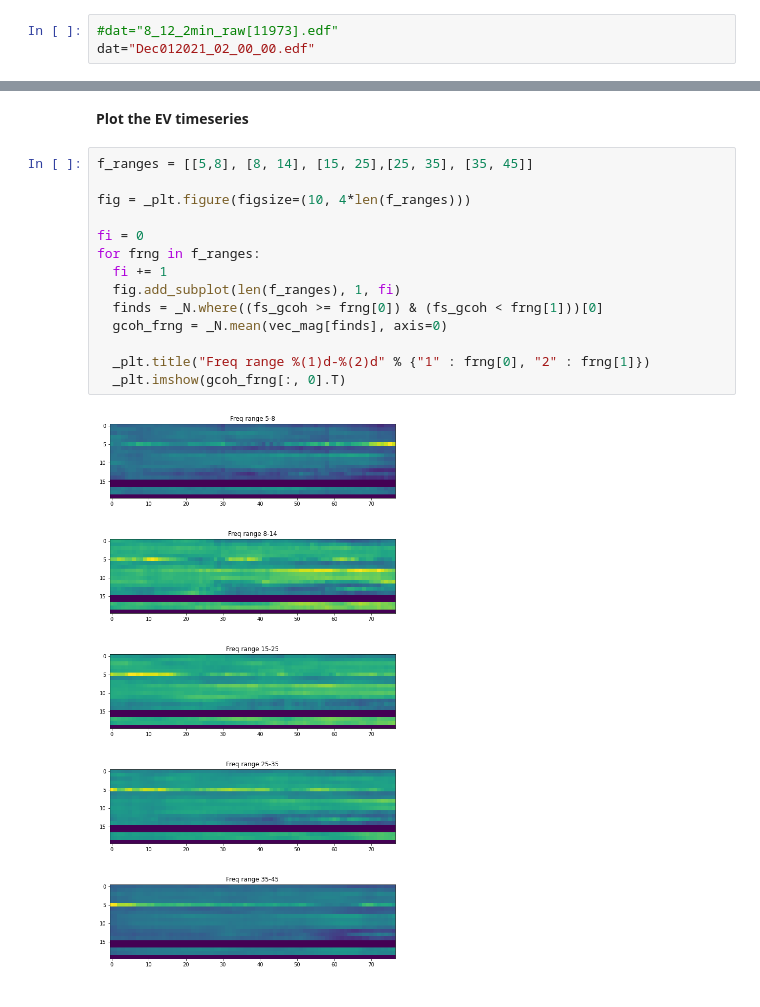
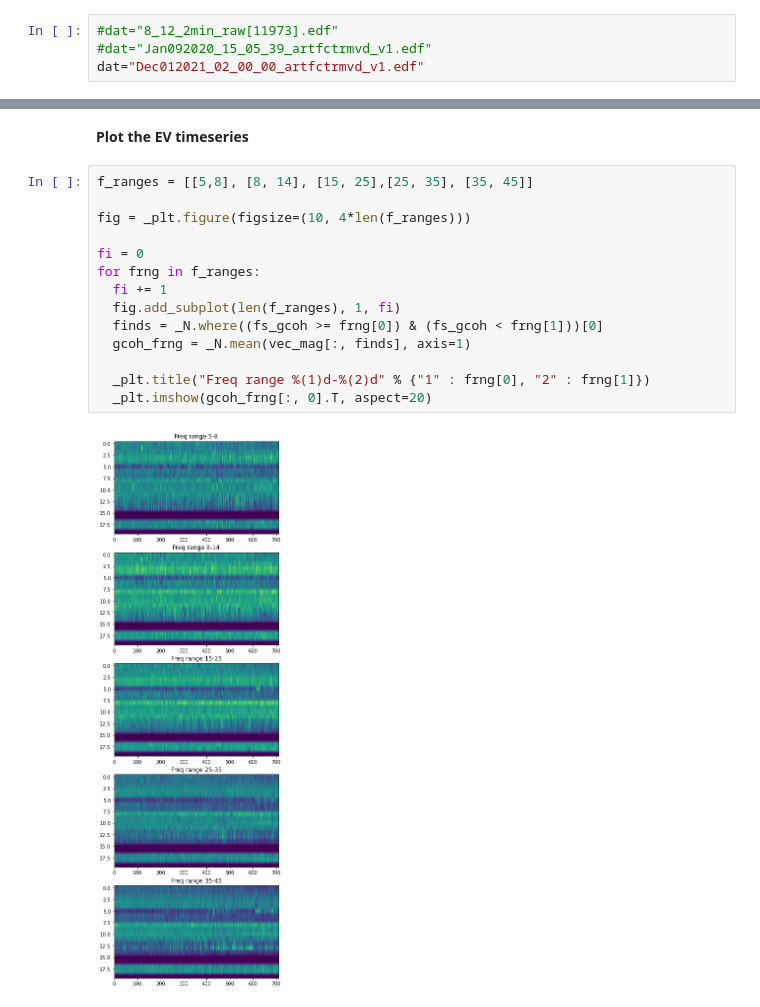
Before and after one commit to AraiKensuke/GCoh, a Jupyter notebook: cluster_eeg_gcoh.ipynb, the cells around one changed output, grey strips where cells are left out. Drawn from its saved outputs; the diff is of its cells as text.

```diff
--- a/cluster_eeg_gcoh.ipynb
+++ b/cluster_eeg_gcoh.ipynb
@@ -44,7 +26,8 @@ Then goto "File" space on the left, choose the upload icon, and upload an EDFfil
 Type in filename of uploaded file in to variable "dat"
 # %%
 #dat="8_12_2min_raw[11973].edf"
-dat="Dec012021_02_00_00.edf"
+#dat="Jan092020_15_05_39_artfctrmvd_v1.edf"
+dat="Dec012021_02_00_00_artfctrmvd_v1.edf"
 # %% [markdown]
 **Prepare the data**
 # %%
@@ -211,16 +194,16 @@ array([ 5.2734375,  5.859375 ,  6.4453125,  7.03125  ,  7.6171875,
 # %%
 f_ranges = [[5,8], [8, 14], [15, 25],[25, 35], [35, 45]]
 
 fig = _plt.figure(figsize=(10, 4*len(f_ranges)))
 
 fi = 0
 for frng in f_ranges:
   fi += 1
   fig.add_subplot(len(f_ranges), 1, fi)
   finds = _N.where((fs_gcoh >= frng[0]) & (fs_gcoh < frng[1]))[0]
-  gcoh_frng = _N.mean(vec_mag[finds], axis=0)
+  gcoh_frng = _N.mean(vec_mag[:, finds], axis=1)
 
   _plt.title("Freq range %(1)d-%(2)d" % {"1" : frng[0], "2" : frng[1]})
-  _plt.imshow(gcoh_frng[:, 0].T)
+  _plt.imshow(gcoh_frng[:, 0].T, aspect=20)
 # %% [output]
-[figure, old version]
+[figure, new version]
```
Also changed, not shown: parts of 1 cell of this notebook.
